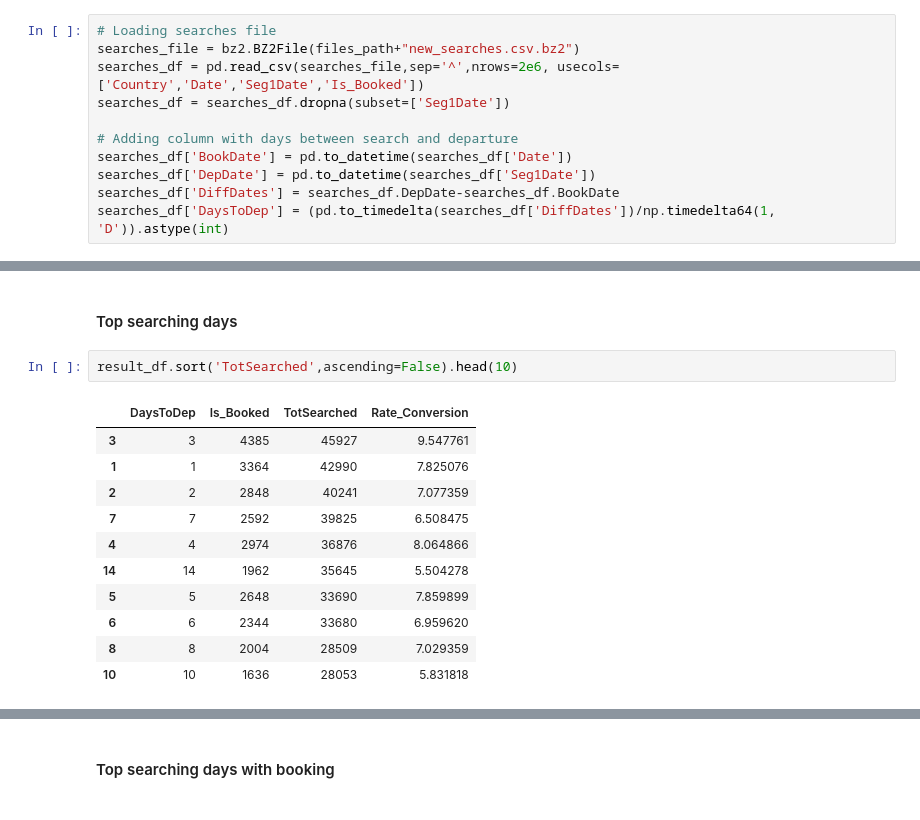
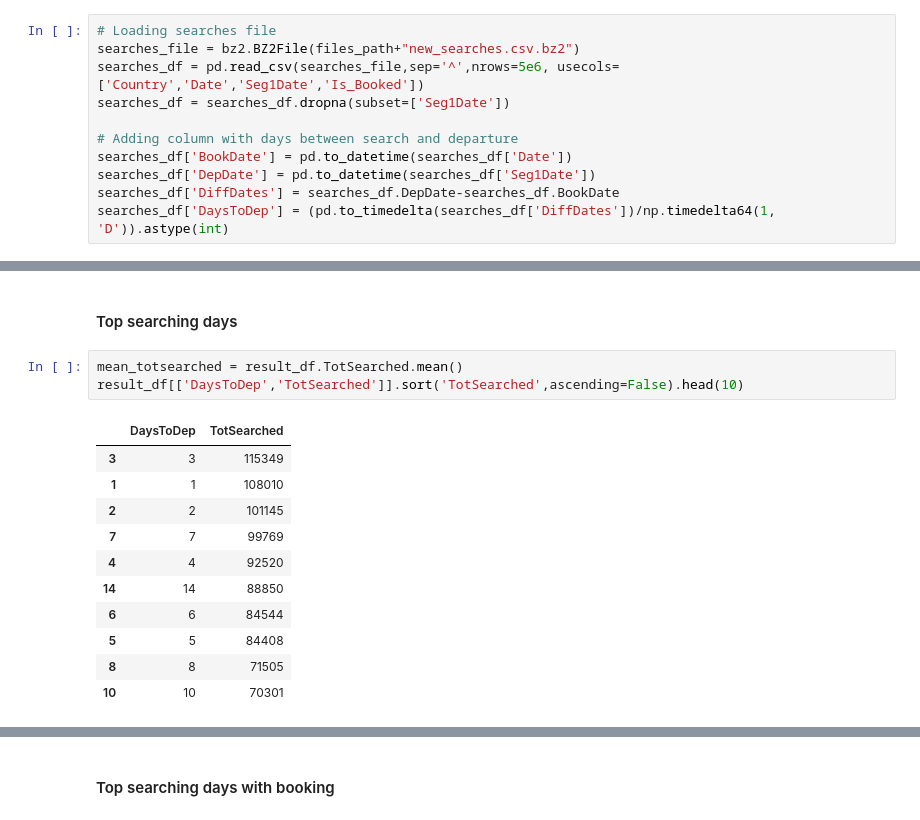
Before and after one commit to arrpak/Master-in-Data-Science-1, a Jupyter notebook: ipynb/Challenge/solution_exercise_4_statistics.ipynb, the cells around one changed output, grey strips where cells are left out. Drawn from its saved outputs; the diff is of its cells as text.

```diff
--- a/ipynb/Challenge/solution_exercise_4_statistics.ipynb
+++ b/ipynb/Challenge/solution_exercise_4_statistics.ipynb
@@ -17,7 +17,7 @@ files_path = "/home/dsc/Repositories/Master-in-Data-Science/Data/"
 # %%
 # Loading searches file
 searches_file = bz2.BZ2File(files_path+"new_searches.csv.bz2")
-searches_df = pd.read_csv(searches_file,sep='^',nrows=2e6, usecols=['Country','Date','Seg1Date','Is_Booked'])
+searches_df = pd.read_csv(searches_file,sep='^',nrows=5e6, usecols=['Country','Date','Seg1Date','Is_Booked'])
 searches_df = searches_df.dropna(subset=['Seg1Date'])
 
 # Adding column with days between search and departure
@@ -38,17 +38,18 @@ result_df.sort('DaysToDep',ascending=False,inplace=True)
 # %% [markdown]
 #### Top searching days
 # %%
-result_df.sort('TotSearched',ascending=False).head(10)
+mean_totsearched = result_df.TotSearched.mean()
+result_df[['DaysToDep','TotSearched']].sort('TotSearched',ascending=False).head(10)
 # %% [output]
-|  | DaysToDep | Is_Booked | TotSearched | Rate_Conversion |
-| 3 | 3 | 4385 | 45927 | 9.547761 |
-| 1 | 1 | 3364 | 42990 | 7.825076 |
-| 2 | 2 | 2848 | 40241 | 7.077359 |
-| 7 | 7 | 2592 | 39825 | 6.508475 |
-| 4 | 4 | 2974 | 36876 | 8.064866 |
-| 14 | 14 | 1962 | 35645 | 5.504278 |
-| 5 | 5 | 2648 | 33690 | 7.859899 |
-| 6 | 6 | 2344 | 33680 | 6.959620 |
-| 8 | 8 | 2004 | 28509 | 7.029359 |
-| 10 | 10 | 1636 | 28053 | 5.831818 |
+|  | DaysToDep | TotSearched |
+| 3 | 3 | 115349 |
+| 1 | 1 | 108010 |
+| 2 | 2 | 101145 |
+| 7 | 7 | 99769 |
+| 4 | 4 | 92520 |
+| 14 | 14 | 88850 |
+| 6 | 6 | 84544 |
+| 5 | 5 | 84408 |
+| 8 | 8 | 71505 |
+| 10 | 10 | 70301 |
 # %%
```
Also changed, not shown: parts of 15 cells of this notebook.
